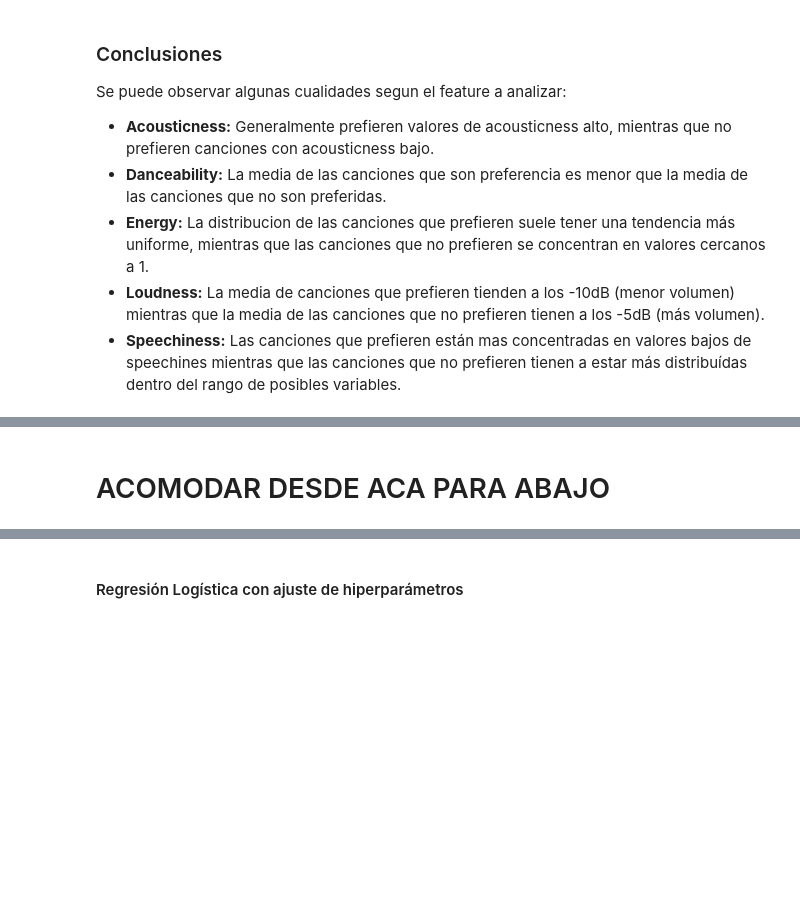
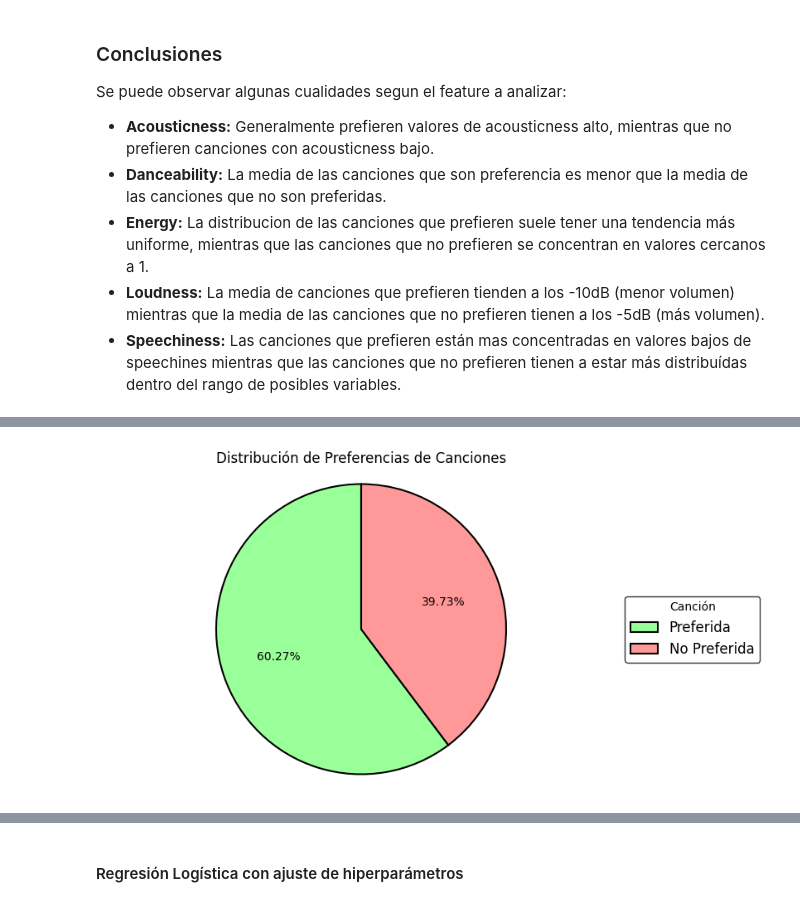
Before and after one commit to luciano106/CEIA-AMq1, a Jupyter notebook: TP_FINAL/tp_final.ipynb, the cells around one changed output, grey strips where cells are left out. Saved outputs shown, nothing was run; the diff lists cells and outputs as text; code cells hidden in the pictures; blank space fills up the shorter version.

```diff
--- a/TP_FINAL/tp_final.ipynb
+++ b/TP_FINAL/tp_final.ipynb
@@ -545,16 +445,0 @@ Se genera una matriz de correlación para identificar relaciones importantes ent
-# %%
-# Generar la matriz de correlación
-correlation_matrix = spotify_df.corr()
-
-# Generar una máscara para el triángulo superior (opcional)
-mask = np.triu(np.ones_like(correlation_matrix, dtype=bool))
-k = 18
-cols = correlation_matrix.nlargest(k, 'label')['label'].index
-sns.set(font_scale=1.25)
-fig, ax = plt.subplots(figsize=(15,15))
-hm = sns.heatmap(correlation_matrix, cbar=True, annot=True, square=True,
-                 fmt='.2f', annot_kws={'size': 10}, cbar_kws={"shrink": 0.80},
-                 yticklabels=cols.values, xticklabels=cols.values)
-
-plt.title('Matriz de Correlación entre Variables')
-plt.show()
@@ -620,2 +445,0 @@ El dataset ahora tiene 14 variables.
-# %% [markdown]
-# ACOMODAR DESDE ACA PARA ABAJO
@@ -757,0 +446,34 @@ def LogRegression (X_tr, y_tr, X_ts, y_ts):
+# %%
+class_counts = spotify_df['label'].value_counts()
+
+labels = ['Preferida', 'No Preferida']
+
+# Crear la figura para el gráfico circular
+fig, ax = plt.subplots(figsize=(8, 5))  # Mantener el tamaño solicitado
+
+# Crear el gráfico circular
+ax.pie(class_counts,
+       autopct='%1.2f%%',
+       colors=['#99ff99', '#ff9999'],
+       startangle=90,
+       wedgeprops={'edgecolor': 'black', 'linewidth': 1.5})  # Añadir borde negro a los segmentos
+
+# Asegurar que el gráfico circular sea perfectamente redondo
+ax.axis('equal')
+
+# Título del gráfico, alineado al centro
+plt.title('Distribución de Preferencias de Canciones', fontsize=12, loc='center')
+
+# Posicionar la leyenda en el lado derecho del gráfico
+legend = ax.legend(labels=labels, title='Canción', loc='center left', bbox_to_anchor=(1, 0.5), fontsize=12)
+
+# Ajustar el estilo de la leyenda
+frame = legend.get_frame()
+frame.set_facecolor('#ffffff')  # Fondo blanco
+frame.set_edgecolor('black')  # Borde negro
+frame.set_linewidth(1)  # Ancho del borde
+
+# Mostrar el gráfico
+plt.show()
+# %% [output]
+[figure, added]
```
Also changed, not shown: parts of 65 cells of this notebook, 1 other file.
